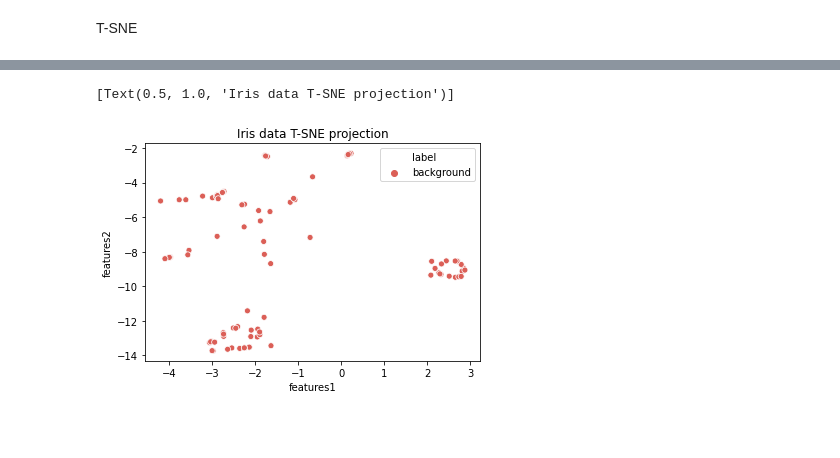
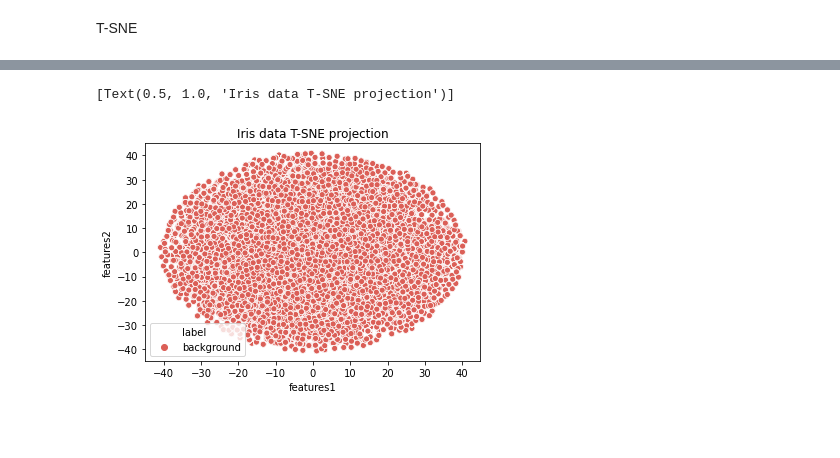
Before and after one commit to Verdhino/PFE-VAE-for-Network-Anomaly-Detection, a Jupyter notebook: evaluation2.ipynb, the cells around one changed output, grey strips where cells are left out. Drawn from its saved outputs; the diff is of its cells as text; code cells hidden in the pictures.

```diff
--- a/evaluation2.ipynb
+++ b/evaluation2.ipynb
@@ -256,23 +257,11 @@ T-SNE
 from sklearn.manifold import TSNE
 import matplotlib.pyplot as plt
 
-tmp_x = []
+
 X, y = df.x, df.label
 
-
-j = 0
-tmp_y = []
-while j < 100:
-    tmp_y.append(y[i])
-    j+= 1
+features_list = []
 i = 0
-while i < 100:
-    tmp_x.append(X[i][0])
+for f in X:
+    features_list.append(X[i][0])
     i += 1
-
-
-j = 0
-tmp_y = []
-while j < 100:
-    tmp_y.append(y[i])
-    j+= 1
@@ -279,4 +272,10 @@ while j < 100:
+# %%
+label = []
+for f in y:
+    if y[0] != "background":
+        print(y[0])
+    label.append(y[0])
 # %%
 tsne = TSNE(n_components=2, verbose=1, random_state=123)
-z = tsne.fit_transform(x_list)
+z = tsne.fit_transform(features_list)
 # %% [output]
@@ -284,16 +299,16 @@ ValueError: Found array with dim 3. Estimator expected <= 2.
 # %%
 df = pd.DataFrame()
 df["features1"] = z[:,0]
 df["features2"] = z[:,1]
-df["label"] = tmp_y
+df["label"] = label
 
 
 sns.scatterplot(x="features1", y="features2", hue="label",
                 palette=sns.color_palette("hls", 1),
                 data=df).set(title="Iris data T-SNE projection")
 # %% [output]
 [Text(0.5, 1.0, 'Iris data T-SNE projection')]
-[figure, old version]
+[figure, new version]
 # %% [markdown]
 ####
 # %% [markdown]
```
Also changed, not shown: parts of 5 cells of this notebook.
